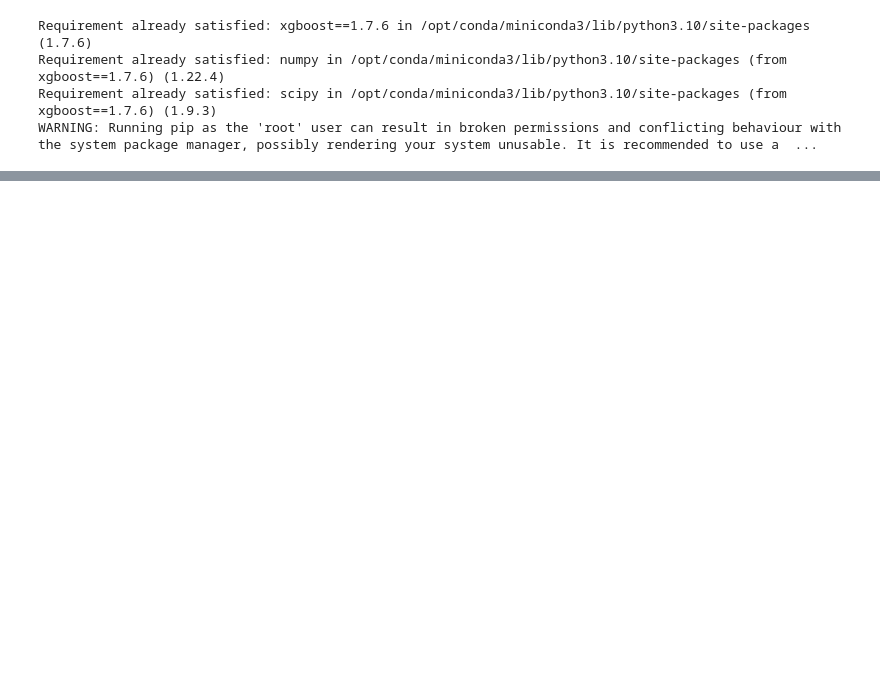
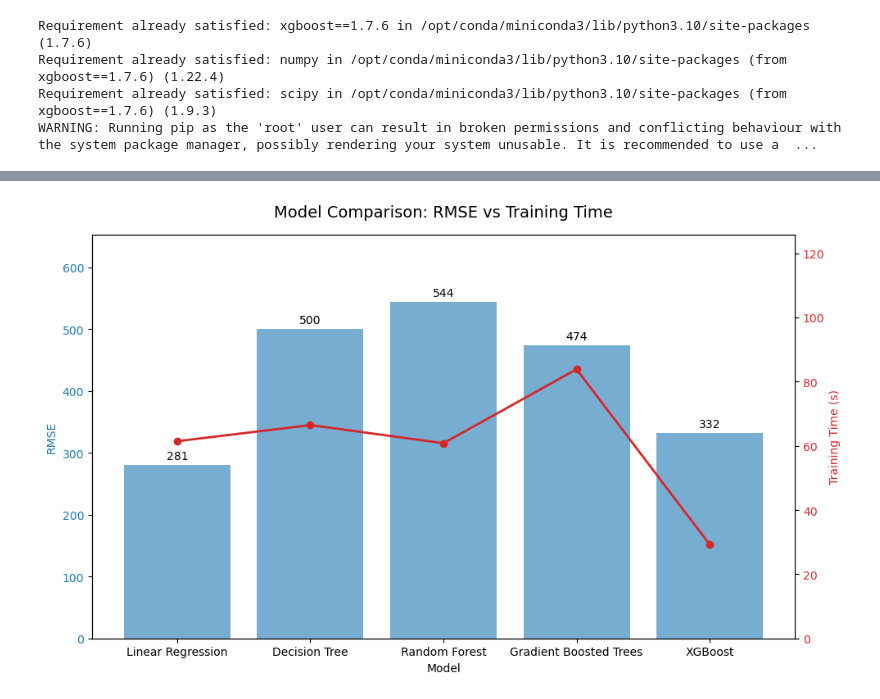
Before and after one commit to atumlin/DS5460_FinalProject, a Jupyter notebook: ModelComparison.ipynb, the cells around one changed output, grey strips where cells are left out. Cells and saved outputs as stored; diff of their text form; code cells hidden in the pictures; blank space fills up the shorter version.

```diff
--- a/ModelComparison.ipynb
+++ b/ModelComparison.ipynb
@@ -227,0 +250,79 @@ print(f"R²:   {r2:.4f}")
+# %%
+import matplotlib.pyplot as plt
+import pandas as pd
+
+# Final results with XGBoost
+data = {
+    "Model": [
+        "Linear Regression",
+        "Decision Tree",
+        "Random Forest",
+        "Gradient Boosted Trees",
+        "XGBoost"
+    ],
+    "RMSE": [
+        280.7656305912491,
+        499.8519540256585,
+        543.9339953591083,
+        474.10795874994085,
+        332.0242
+    ],
+    "MAE": [
+        220.6685334183242,
+        360.21251018260307,
+        344.5596907496637,
+        334.27393095688205,
+        230.4305
+    ],
+    "R2": [
+        0.9983248319489453,
+        0.9946905041803394,
+        0.9937127185766577,
+        0.9952233327755488,
+        0.9977
+    ],
+    "TrainingTime": [
+        61.4363751411438,
+        66.4631974697113,
+        60.810118198394775,
+        83.85276007652283,
+        29.25
+    ]
+}
+
+df_plot = pd.DataFrame(data)
+
+# Plotting
+fig, ax1 = plt.subplots(figsize=(10, 6))
+
+# Bar plot for RMSE
+color = 'tab:blue'
+ax1.set_xlabel('Model')
+ax1.set_ylabel('RMSE', color=color)
+bars = ax1.bar(df_plot["Model"], df_plot["RMSE"], color=color, alpha=0.6)
+ax1.tick_params(axis='y', labelcolor=color)
+ax1.set_ylim(0, max(df_plot["RMSE"]) * 1.2)
+
+# Annotate RMSE values
+for bar in bars:
+    height = bar.get_height()
+    ax1.annotate(f'{height:.0f}',
+                 xy=(bar.get_x() + bar.get_width() / 2, height),
+                 xytext=(0, 3),
+                 textcoords="offset points",
+                 ha='center', va='bottom')
+
+# Line plot for training time
+ax2 = ax1.twinx()
+color = 'tab:red'
+ax2.set_ylabel('Training Time (s)', color=color)
+ax2.plot(df_plot["Model"], df_plot["TrainingTime"], color=color, marker='o', linewidth=2)
+ax2.tick_params(axis='y', labelcolor=color)
+ax2.set_ylim(0, max(df_plot["TrainingTime"]) * 1.5)
+
+# Title and formatting
+fig.suptitle("Model Comparison: RMSE vs Training Time", fontsize=14)
+plt.tight_layout()
+plt.show()
+# %% [output]
+[figure, added]
```
Also changed, not shown: parts of 19 cells of this notebook.
